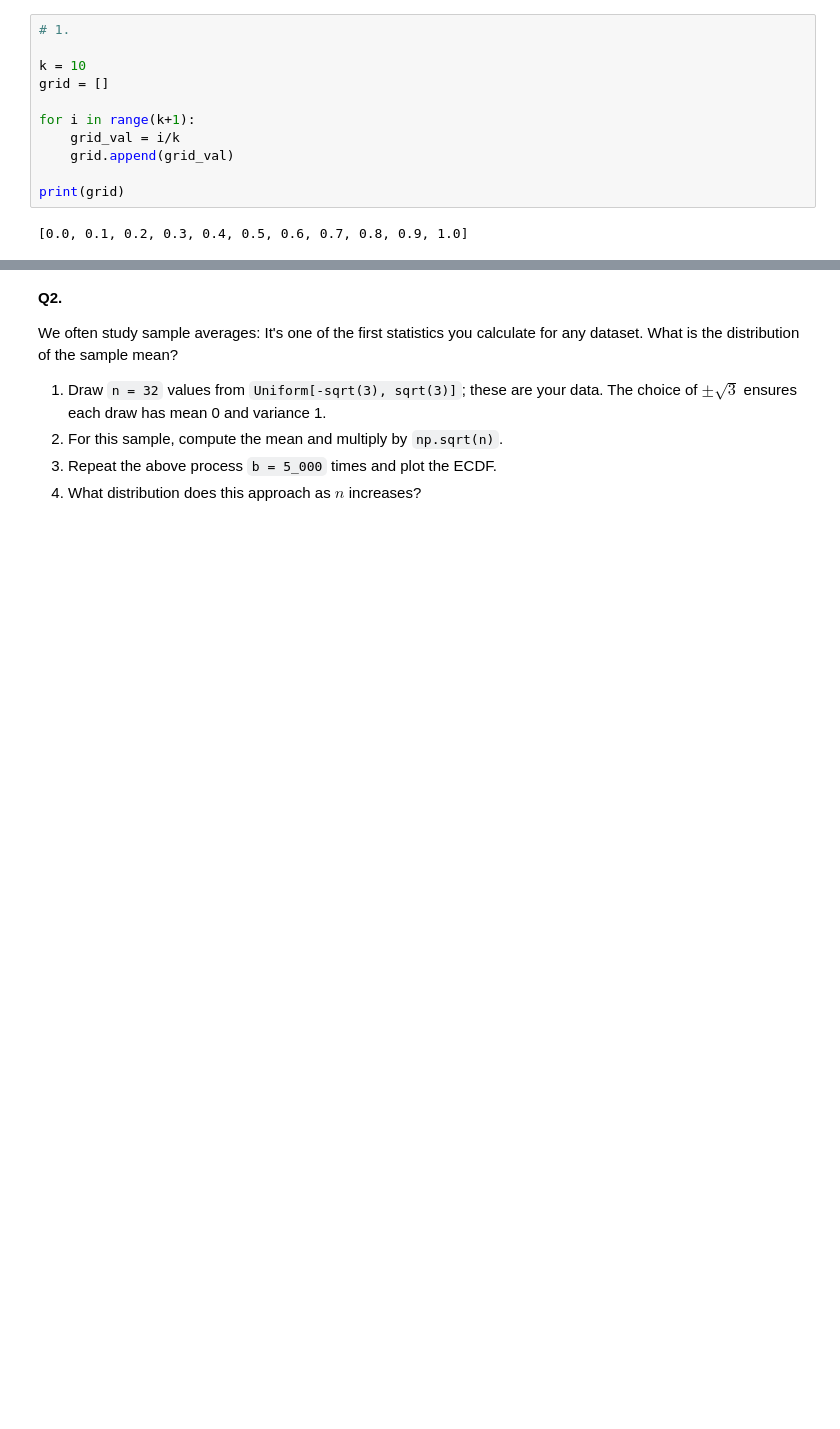
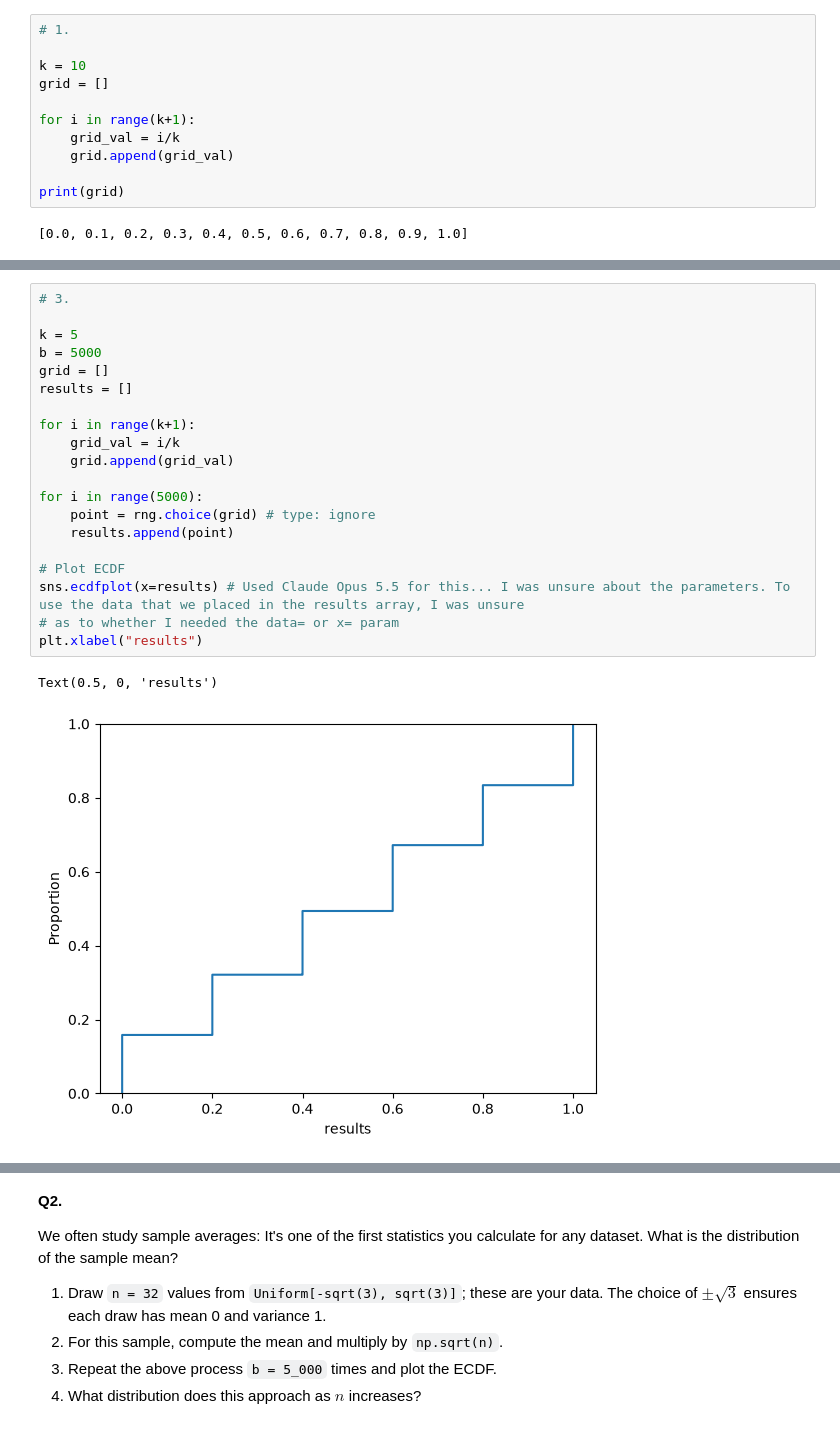
Before and after one commit to ehoerdemann17/DS5030_Labs_EJH, a Jupyter notebook: Lab4/lab_04.ipynb, the cells around one changed output, grey strips where cells are left out. Cells and saved outputs as stored; diff of their text form; blank space fills up the shorter version.

```diff
--- a/Lab4/lab_04.ipynb
+++ b/Lab4/lab_04.ipynb
@@ -42,0 +43,23 @@ print(point)
+# %%
+# 3.
+
+k = 5
+b = 5000
+grid = []
+results = []
+
+for i in range(k+1):
+    grid_val = i/k
+    grid.append(grid_val)
+
+for i in range(5000):
+    point = rng.choice(grid) # type: ignore
+    results.append(point)
+
+# Plot ECDF
+sns.ecdfplot(x=results) # Used Claude Opus 5.5 for this... I was unsure about the parameters. To use the data that we placed in the results array, I was unsure
+# as to whether I needed the data= or x= param
+plt.xlabel("results")
+# %% [output]
+Text(0.5, 0, 'results')
+[figure, added]
```
Also changed, not shown: parts of 4 cells of this notebook.
